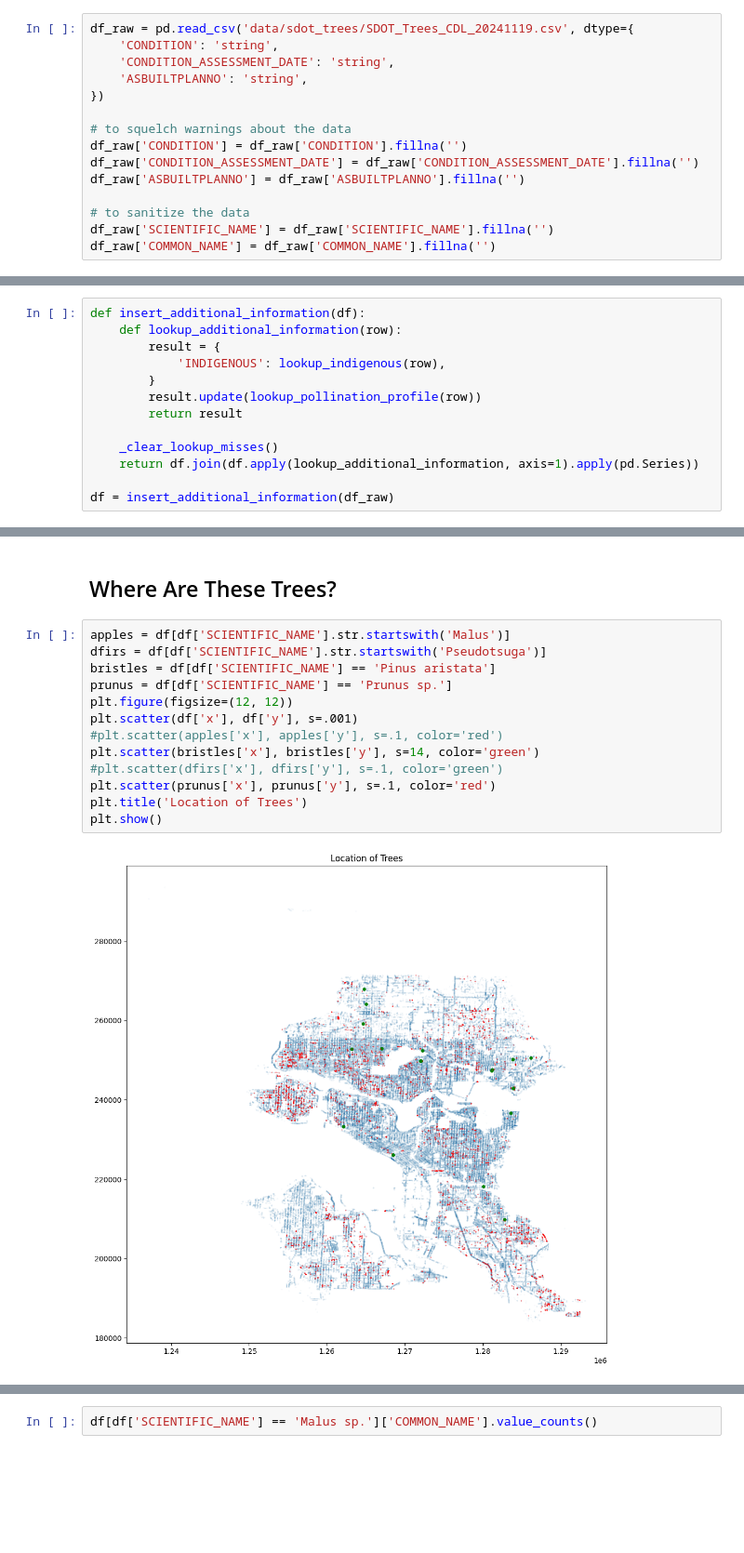
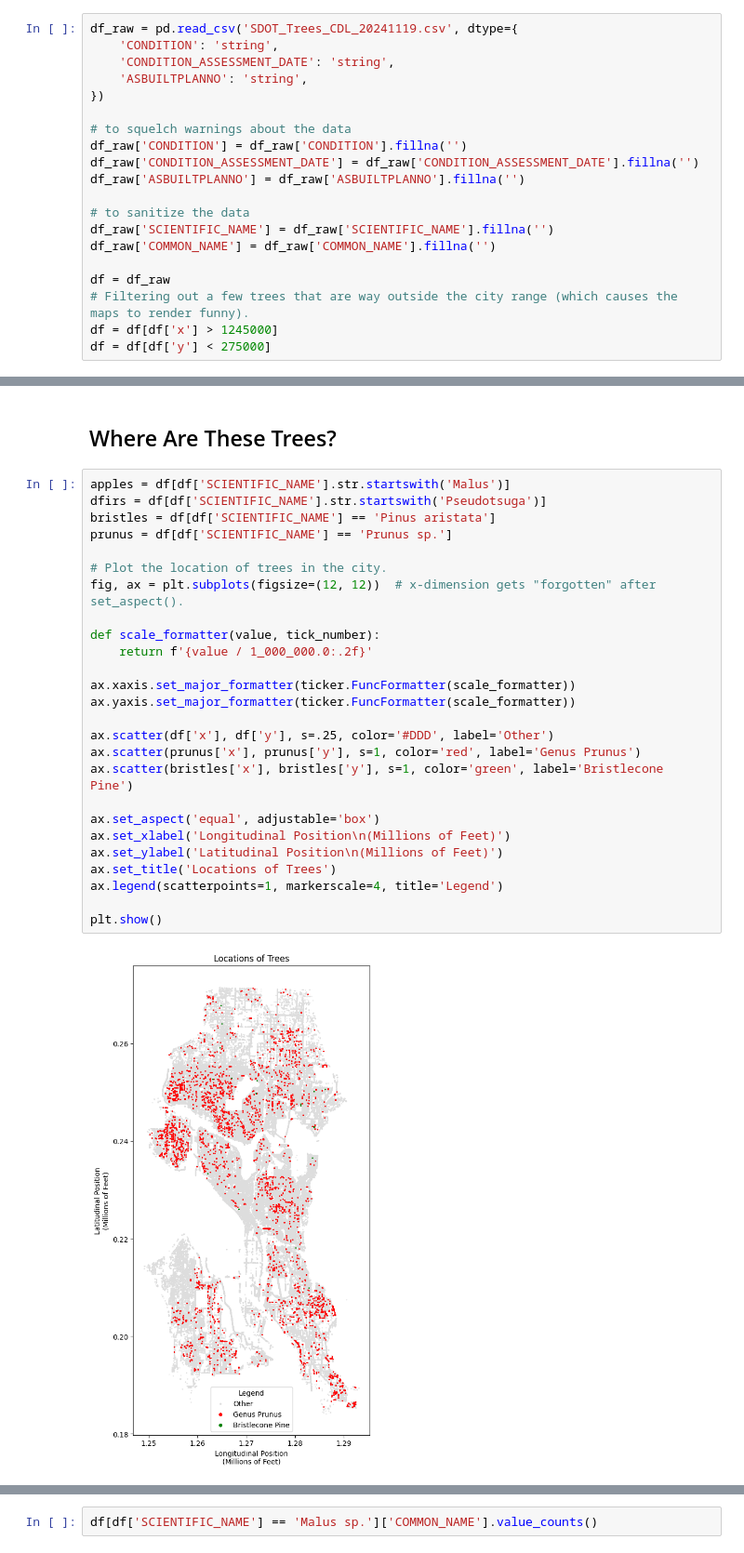
Before and after one commit to fractalate/data-trees-seattle, a Jupyter notebook: explore_sdot.ipynb, the cells around one changed output, grey strips where cells are left out. Shown: that part at 93% size. Saved outputs shown, nothing was run; the diff lists cells and outputs as text; blank space fills up the shorter version.

Commit message:
More SDOT Exploration, Looking Into Specific Trees

```diff
--- a/explore_sdot.ipynb
+++ b/explore_sdot.ipynb
@@ -18,5 +23,5 @@ from typing import Tuple, TypedDict
 # %%
-df_raw = pd.read_csv('data/sdot_trees/SDOT_Trees_CDL_20241119.csv', dtype={
+df_raw = pd.read_csv('SDOT_Trees_CDL_20241119.csv', dtype={
     'CONDITION': 'string',
     'CONDITION_ASSESSMENT_DATE': 'string',
     'ASBUILTPLANNO': 'string',
@@ -30,6 +35,11 @@ df_raw['ASBUILTPLANNO'] = df_raw['ASBUILTPLANNO'].fillna('')
 # to sanitize the data
 df_raw['SCIENTIFIC_NAME'] = df_raw['SCIENTIFIC_NAME'].fillna('')
 df_raw['COMMON_NAME'] = df_raw['COMMON_NAME'].fillna('')
+
+df = df_raw
+# Filtering out a few trees that are way outside the city range (which causes the maps to render funny).
+df = df[df['x'] > 1245000]
+df = df[df['y'] < 275000]
 # %%
 print(df_raw.columns)
 # %% [output]
@@ -133,13 +98,0 @@ def lookup_pollination_profile(row) -> PollinationProfile:
-# %%
-def insert_additional_information(df):
-    def lookup_additional_information(row):
-        result = {
-            'INDIGENOUS': lookup_indigenous(row),
-        }
-        result.update(lookup_pollination_profile(row))
-        return result
-
-    _clear_lookup_misses()
-    return df.join(df.apply(lookup_additional_information, axis=1).apply(pd.Series))
-
-df = insert_additional_information(df_raw)
@@ -185,15 +120,28 @@ Name: count, dtype: int64
 # %%
 apples = df[df['SCIENTIFIC_NAME'].str.startswith('Malus')]
 dfirs = df[df['SCIENTIFIC_NAME'].str.startswith('Pseudotsuga')]
 bristles = df[df['SCIENTIFIC_NAME'] == 'Pinus aristata']
 prunus = df[df['SCIENTIFIC_NAME'] == 'Prunus sp.']
-plt.figure(figsize=(12, 12))
-plt.scatter(df['x'], df['y'], s=.001)
-#plt.scatter(apples['x'], apples['y'], s=.1, color='red')
-plt.scatter(bristles['x'], bristles['y'], s=14, color='green')
-#plt.scatter(dfirs['x'], dfirs['y'], s=.1, color='green')
-plt.scatter(prunus['x'], prunus['y'], s=.1, color='red')
-plt.title('Location of Trees')
+
+# Plot the location of trees in the city.
+fig, ax = plt.subplots(figsize=(12, 12))  # x-dimension gets "forgotten" after set_aspect().
+
+def scale_formatter(value, tick_number):
+    return f'{value / 1_000_000.0:.2f}'
+
+ax.xaxis.set_major_formatter(ticker.FuncFormatter(scale_formatter))
+ax.yaxis.set_major_formatter(ticker.FuncFormatter(scale_formatter))
+
+ax.scatter(df['x'], df['y'], s=.25, color='#DDD', label='Other')
+ax.scatter(prunus['x'], prunus['y'], s=1, color='red', label='Genus Prunus')
+ax.scatter(bristles['x'], bristles['y'], s=1, color='green', label='Bristlecone Pine')
+
+ax.set_aspect('equal', adjustable='box')
+ax.set_xlabel('Longitudinal Position\n(Millions of Feet)')
+ax.set_ylabel('Latitudinal Position\n(Millions of Feet)')
+ax.set_title('Locations of Trees')
+ax.legend(scatterpoints=1, markerscale=4, title='Legend')
+
 plt.show()
 # %% [output]
-[figure, old version]
+[figure, new version]
```
Also changed, not shown: parts of 8 cells of this notebook, 8 other files.
